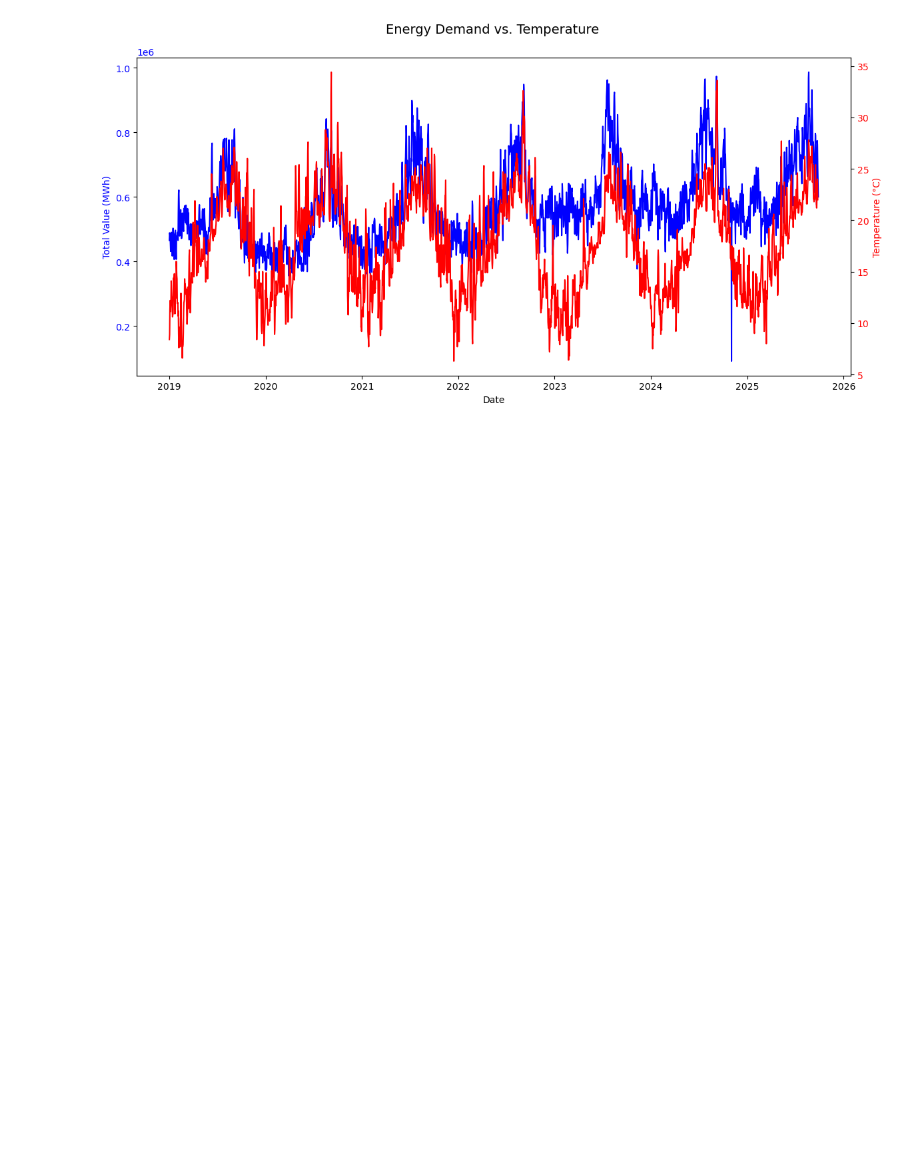
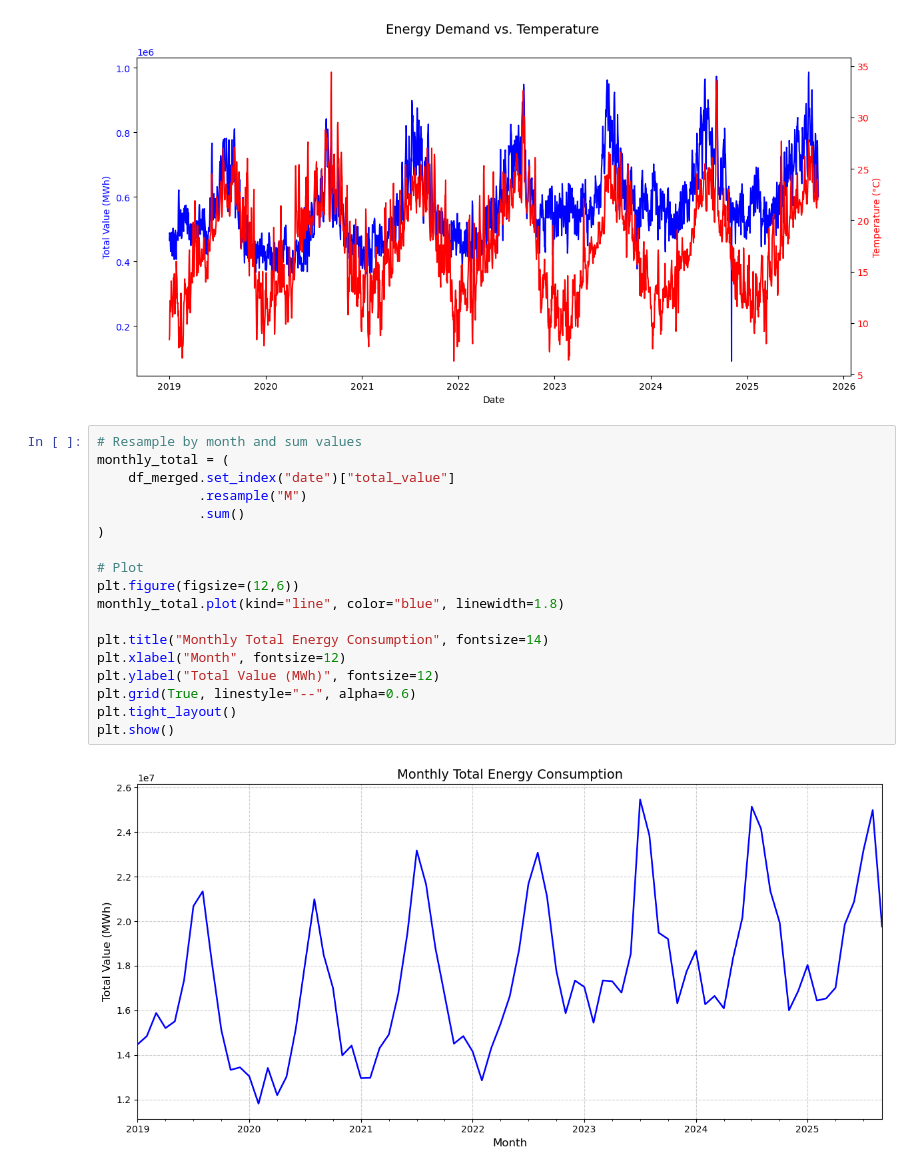
Before and after one commit to Jibu24/Energy_Demand_Forecasting, a Jupyter notebook: Notebooks/EDA.ipynb, the cells around one changed output. Cells and saved outputs as stored; diff of their text form; blank space fills up the shorter version.

```diff
--- a/Notebooks/EDA.ipynb
+++ b/Notebooks/EDA.ipynb
@@ -298,3 +298,23 @@ fig.tight_layout()
 plt.show()
 # %% [output]
 [figure]
+# %%
+# Resample by month and sum values
+monthly_total = (
+    df_merged.set_index("date")["total_value"]
+             .resample("M")
+             .sum()
+)
+
+# Plot
+plt.figure(figsize=(12,6))
+monthly_total.plot(kind="line", color="blue", linewidth=1.8)
+
+plt.title("Monthly Total Energy Consumption", fontsize=14)
+plt.xlabel("Month", fontsize=12)
+plt.ylabel("Total Value (MWh)", fontsize=12)
+plt.grid(True, linestyle="--", alpha=0.6)
+plt.tight_layout()
+plt.show()
+# %% [output]
+[figure, added]
```
Also changed, not shown: parts of 2 cells of this notebook.
